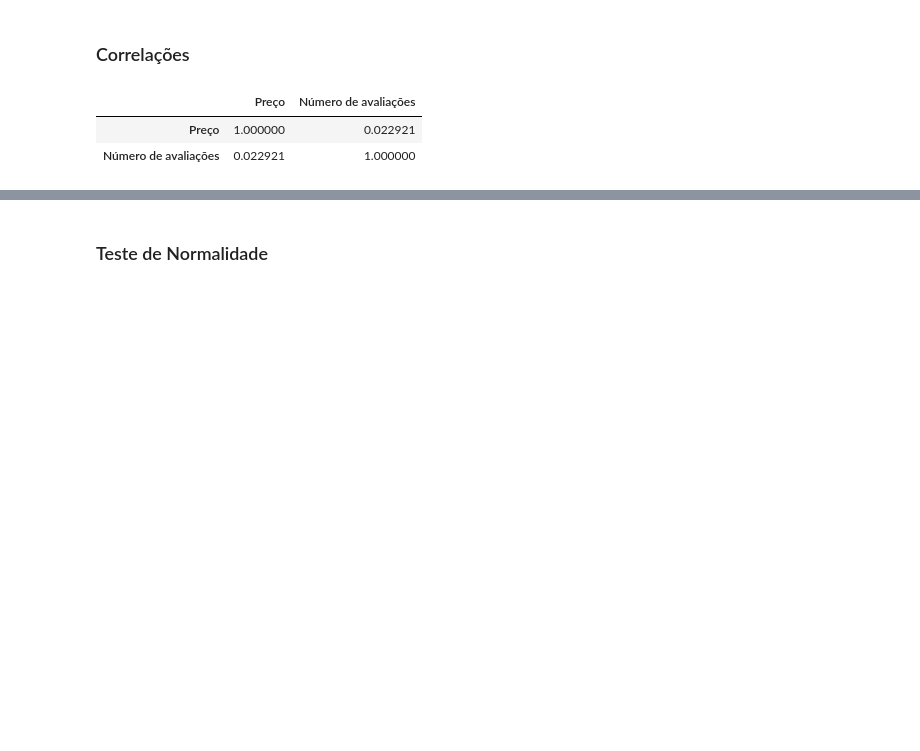
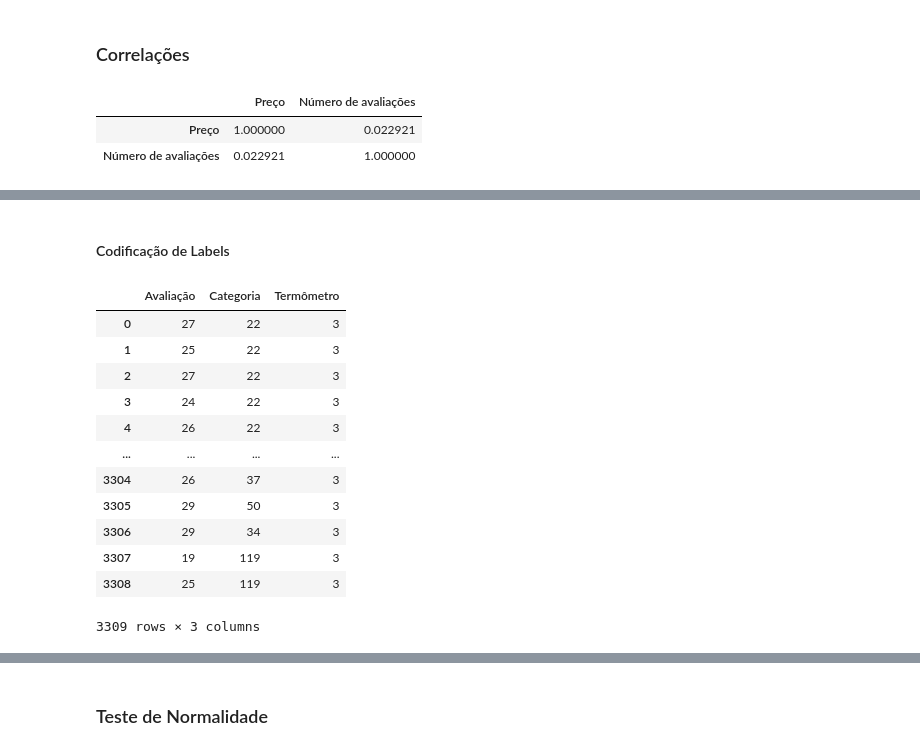
Before and after one commit to dytron/data-science-mercado-livre, a Jupyter notebook: analise.ipynb, the cells around one changed output, grey strips where cells are left out. Cells and saved outputs as stored; diff of their text form; code cells hidden in the pictures; blank space fills up the shorter version.

```diff
--- a/analise.ipynb
+++ b/analise.ipynb
@@ -351,0 +375,26 @@ NameError: name 'sn' is not defined
+# %% [markdown]
+#### Codificação de Labels
+# %%
+from sklearn import preprocessing
+
+label = preprocessing.LabelEncoder()
+data_encoded = pd.DataFrame()
+
+for i in data.columns :
+  data_encoded[i]=label.fit_transform(data[i])
+
+data_encoded
+# %% [output]
+|  | Avaliação | Categoria | Termômetro |
+| 0 | 27 | 22 | 3 |
+| 1 | 25 | 22 | 3 |
+| 2 | 27 | 22 | 3 |
+| 3 | 24 | 22 | 3 |
+| 4 | 26 | 22 | 3 |
+| ... | ... | ... | ... |
+| 3304 | 26 | 37 | 3 |
+| 3305 | 29 | 50 | 3 |
+| 3306 | 29 | 34 | 3 |
+| 3307 | 19 | 119 | 3 |
+| 3308 | 25 | 119 | 3 |
+3309 rows × 3 columns
```
Also changed, not shown: parts of 14 cells of this notebook.
